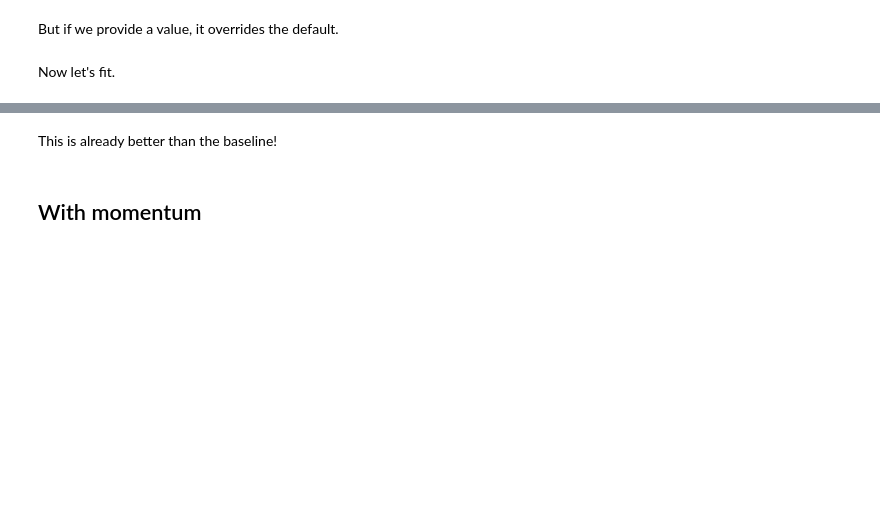
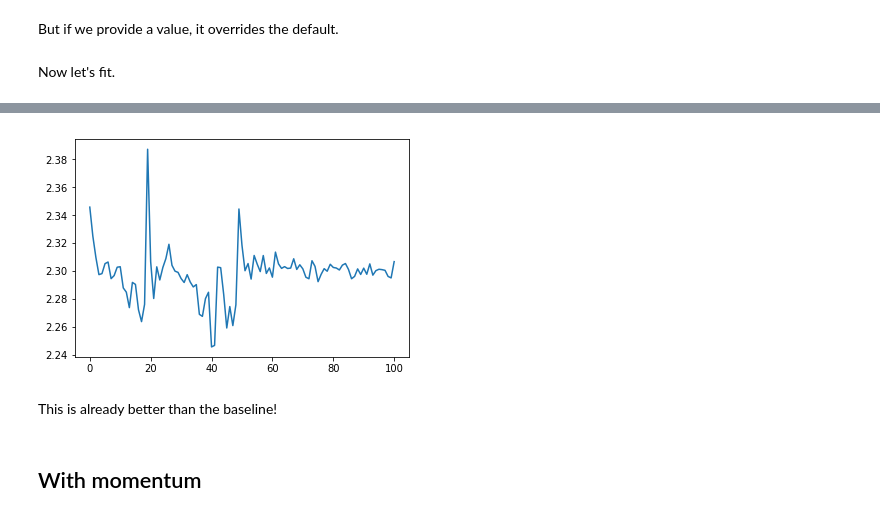
Before and after one commit to adriangrepo/fastai_2019_pt2_dev_course, a Jupyter notebook: dl2/09_l11_optimizers.ipynb, the cells around one changed output, grey strips where cells are left out. Saved outputs shown, nothing was run; the diff lists cells and outputs as text; code cells hidden in the pictures; blank space fills up the shorter version.

```diff
--- a/dl2/09_l11_optimizers.ipynb
+++ b/dl2/09_l11_optimizers.ipynb
@@ -255,12 +288,14 @@ l2_reg._defaults = dict(wd=0.)
 Let's allow steppers to add to our `defaults` (which are the default values of all the hyper-parameters). This helper function adds in `dest` the key/values it finds while going through `os` and applying `f` when they was no `key` of the same name.
 # %%
 #export
+#only update if missing
 def maybe_update(os, dest, f):
     for o in os:
         for k,v in f(o).items():
             if k not in dest: dest[k] = v
 
-def get_defaults(d): return getattr(d,'_defaults',{})
+def get_defaults(d):
+    return getattr(d,'_defaults',{})
 # %% [markdown]
 This is the same as before, we just take the default values of the steppers when none are provided in the kwargs.
 # %%
@@ -308,6 +350,6 @@ test_eq(opt.hypers[0]['lr'], 0.1)
 # %% [markdown]
 Now let's fit.
 # %%
-cbfs = [partial(AvgStatsCallback,accuracy), CudaCallback]
+cbfs = [partial(AvgStatsCallback,accuracy), CudaCallback, Recorder]
 # %%
 learn,run = get_learn_run(nfs, data, 0.3, conv_layer, cbs=cbfs, opt_func=partial(sgd_opt, wd=0.01))
@@ -319,3 +367,7 @@ valid: [2.284883544921875, tensor(0.2220, device='cuda:0')]
+# %%
+run.recorder.plot_loss()
+# %% [output]
+[figure, added]
 # %% [markdown]
 This is already better than the baseline!
 # %% [markdown]
```
Also changed, not shown: parts of 41 cells of this notebook, 6 other files.
